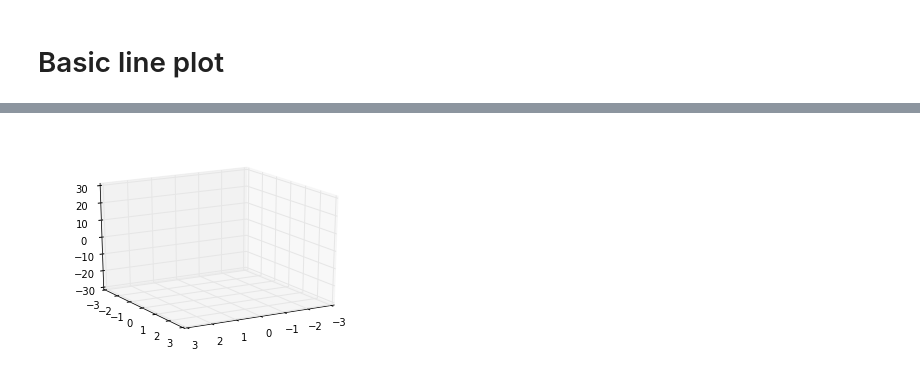
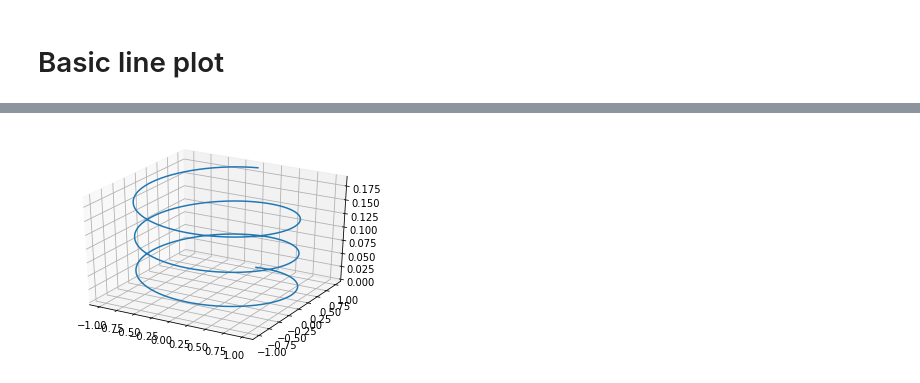
Before and after one commit to robmarkcole/Useful-python, a Jupyter notebook: matplotlib/3d line plot.ipynb, the cells around one changed output, grey strips where cells are left out. Cells and saved outputs as stored; diff of their text form; code cells hidden in the pictures.

Commit message:
Update matplotlib

```diff
--- a/matplotlib/3d line plot.ipynb
+++ b/matplotlib/3d line plot.ipynb
@@ -24,10 +26,19 @@ plt.show()
-# %%
-fig = plt.figure()
-ax = fig.gca(projection='3d')
-ax.plot_surface(s, t, theta)
-
-ax.view_init(elev=20, azim=60)
-ax.dist = 11
-plt.show()
-# %% [output]
-[figure, removed]
+# %%
+import matplotlib.pyplot as plt
+from mpl_toolkits.mplot3d import Axes3D
+import pickle as pk
+import numpy as np
+
+plt.ioff()
+
+t = np.linspace(0, 6*np.pi, 1000)
+x = np.sin(t)
+y = np.cos(t)
+z = t/100
+
+fig = plt.figure()
+ax = fig.add_subplot(111, projection='3d')
+ax.plot(x, y, z, label='3d plot')
+plt.show()
+# %% [output]
+[figure, added]
```
Also changed, not shown: parts of 2 cells of this notebook, 5 other files.
